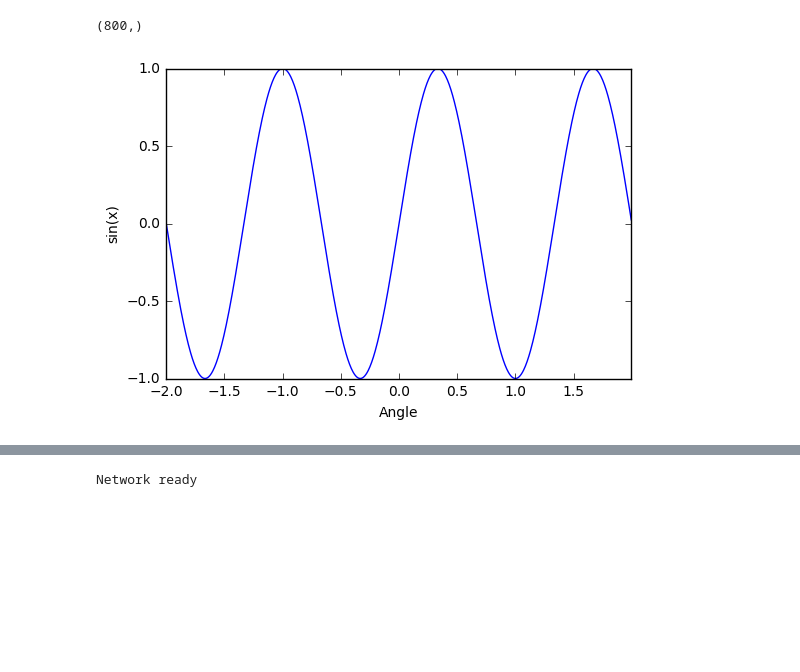
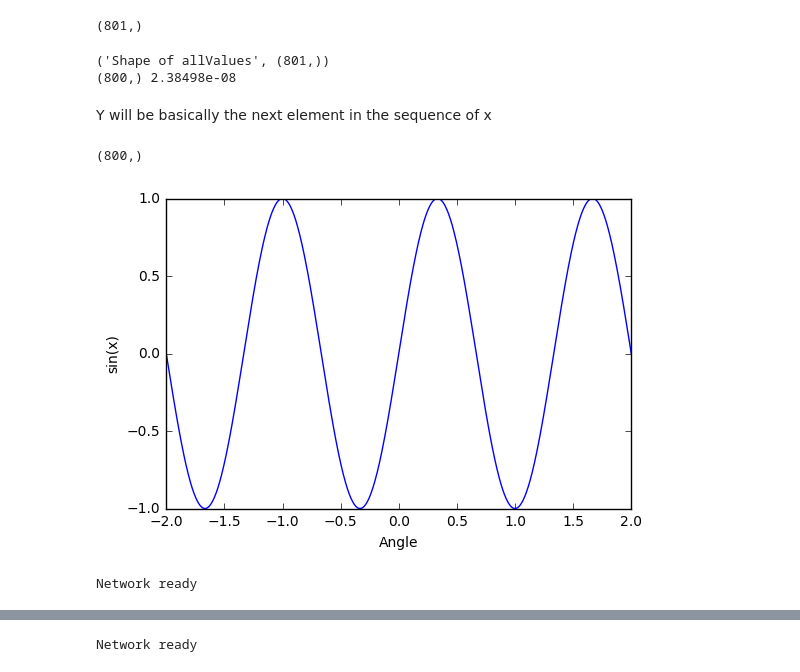
Before and after one commit to adityasan92/deepLearning, a Jupyter notebook: RNN/computeFunction.ipynb, the cells around one changed output, grey strips where cells are left out. Saved outputs shown, nothing was run; the diff lists cells and outputs as text; code cells hidden in the pictures; blank space fills up the shorter version.

Commit message:
trying to figure out the inference step

```diff
--- a/RNN/computeFunction.ipynb
+++ b/RNN/computeFunction.ipynb
@@ -10,22 +10,33 @@ Lets create a data set for our simple example.
 # %%
-x_train = np.asarray(np.arange(-2, 2, 0.005), dtype='f')
+rangeValues = np.asarray(np.arange(-2, 2.005, 0.005), dtype='f')
+print rangeValues.shape
+# %% [output]
+(801,)
-# %%
-# Shape of the data points
-print x_train.shape
-# %% [output]
-(800,)
+# %%
+allValues = np.sin(rangeValues*1.5 * np.pi)
+print ('Shape of allValues',allValues.shape)
+x_train = allValues[:len(allValues)-1]
+print x_train.shape, x_train[0]
+# %% [output]
+('Shape of allValues', (801,))
+(800,) 2.38498e-08
+# %% [markdown]
+Y will be basically the next element in the sequence of x
 # %%
 #Lets create a function to approximate
-y_train = np.sin(x_train*1.5 * np.pi)
+y_train = allValues[1:]
+print y_train.shape
+# %% [output]
+(800,)
 # %%
 #PLot the function
-plt.plot(x_train, y_train)
+plt.plot(rangeValues, allValues)
 plt.xlabel('Angle')
 plt.ylabel('sin(x)')
 plt.axis('tight')
 plt.show()
 # %% [output]
-[figure, old version]
+[figure, new version]
 # %%
 #Parameters
 d_input = 1
@@ -43,3 +54,22 @@ biases = {
     'hidden': tf.Variable(tf.random_normal([d_hidden])),
     'out': tf.Variable(tf.random_normal([d_output]))
 }
+# %%
+def rnn(_X, _istate, _W, _b, _nsteps, _name):
+
+#     _X = tf.transpose(_X, [1, 0, 2])
+#     _X = tf.reshape(_X, [-1, d_input])
+    _H = tf.matmul(_X, _W['hidden']) + _b['hidden']
+    _Hsplit = tf.split(0, _nsteps, _H)
+
+    with tf.variable_scope(_name):
+        lstm_cell = tf.nn.rnn_cell.BasicLSTMCell(d_hidden, forget_bias=1.0)
+        _LSTM_O, _LSTM_S = tf.nn.rnn(lstm_cell, _Hsplit, initial_state=_istate)
+    _O = tf.matmul(_LSTM_O[-1], _W['out']) + _b['out']
+    return {
+        'X': _X, 'H': _H, 'Hsplit': _Hsplit,
+        'LSTM_O': _LSTM_O, 'LSTM_S': _LSTM_S, 'O': _O
+    }
+print ("Network ready")
+# %% [output]
+Network ready
```
Also changed, not shown: parts of 10 cells of this notebook.
